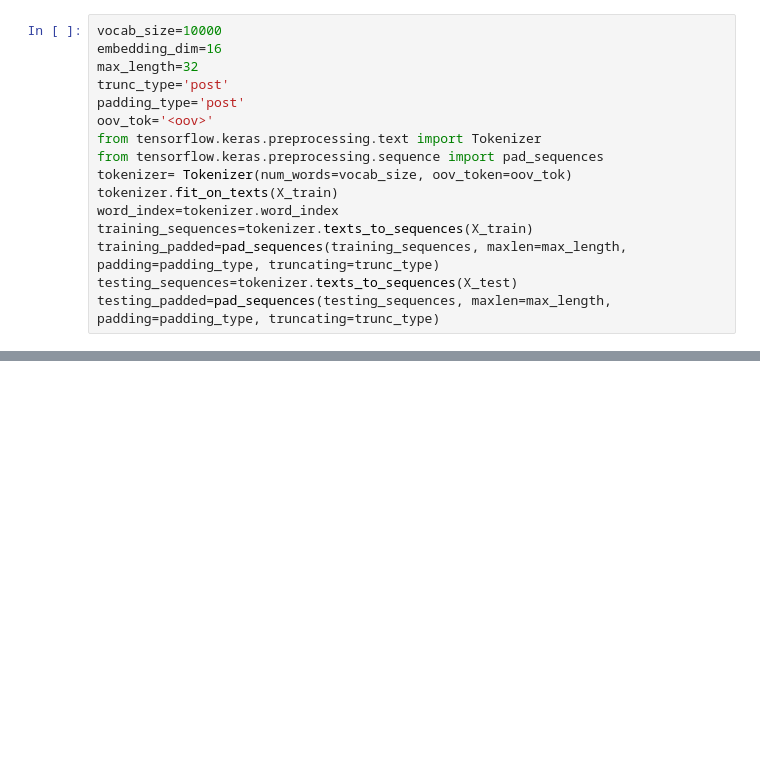
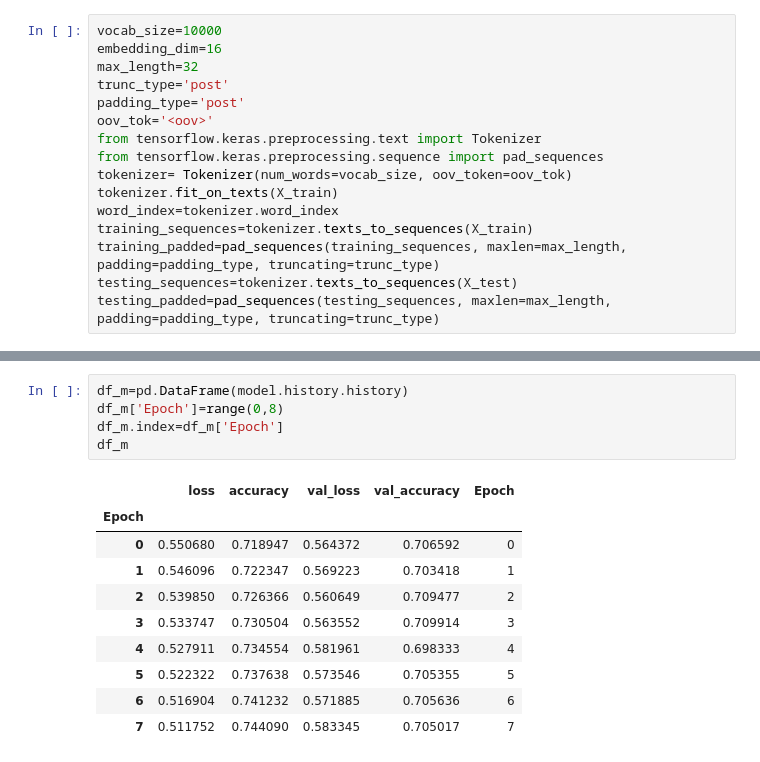
Before and after one commit to zuzannazak/MgrSarcasm, a Jupyter notebook: mgr_sieć_neuronowa.ipynb, the cells around one changed output, grey strips where cells are left out. Drawn from its saved outputs; the diff is of its cells as text; blank space fills up the shorter version.

```diff
--- a/mgr_sieć_neuronowa.ipynb
+++ b/mgr_sieć_neuronowa.ipynb
@@ -230,0 +220,16 @@ Epoch 00010: early stopping
+# %%
+df_m=pd.DataFrame(model.history.history)
+df_m['Epoch']=range(0,8)
+df_m.index=df_m['Epoch']
+df_m
+# %% [output]
+|  | loss | accuracy | val_loss | val_accuracy | Epoch |
+| Epoch |  |  |  |  |  |
+| 0 | 0.550680 | 0.718947 | 0.564372 | 0.706592 | 0 |
+| 1 | 0.546096 | 0.722347 | 0.569223 | 0.703418 | 1 |
+| 2 | 0.539850 | 0.726366 | 0.560649 | 0.709477 | 2 |
+| 3 | 0.533747 | 0.730504 | 0.563552 | 0.709914 | 3 |
+| 4 | 0.527911 | 0.734554 | 0.581961 | 0.698333 | 4 |
+| 5 | 0.522322 | 0.737638 | 0.573546 | 0.705355 | 5 |
+| 6 | 0.516904 | 0.741232 | 0.571885 | 0.705636 | 6 |
+| 7 | 0.511752 | 0.744090 | 0.583345 | 0.705017 | 7 |
```
Also changed, not shown: parts of 10 cells of this notebook.
